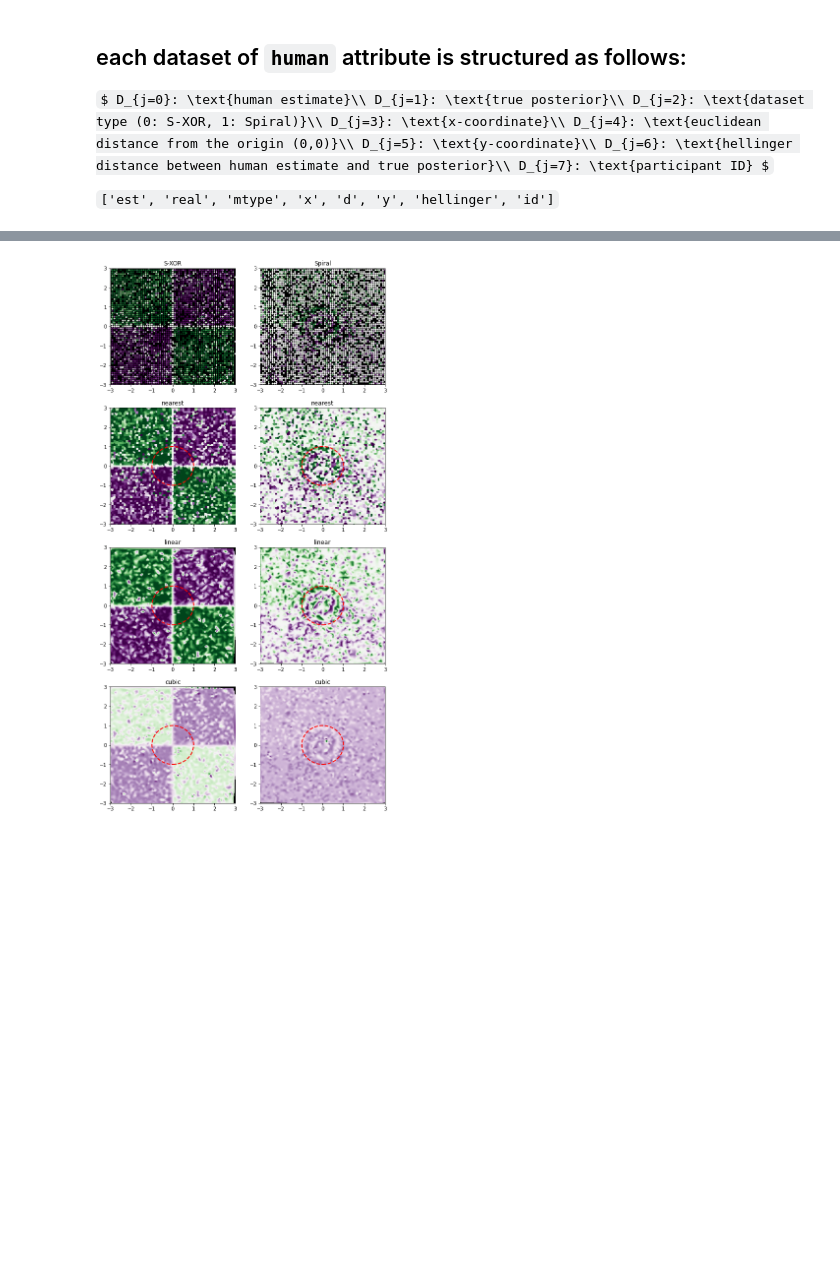
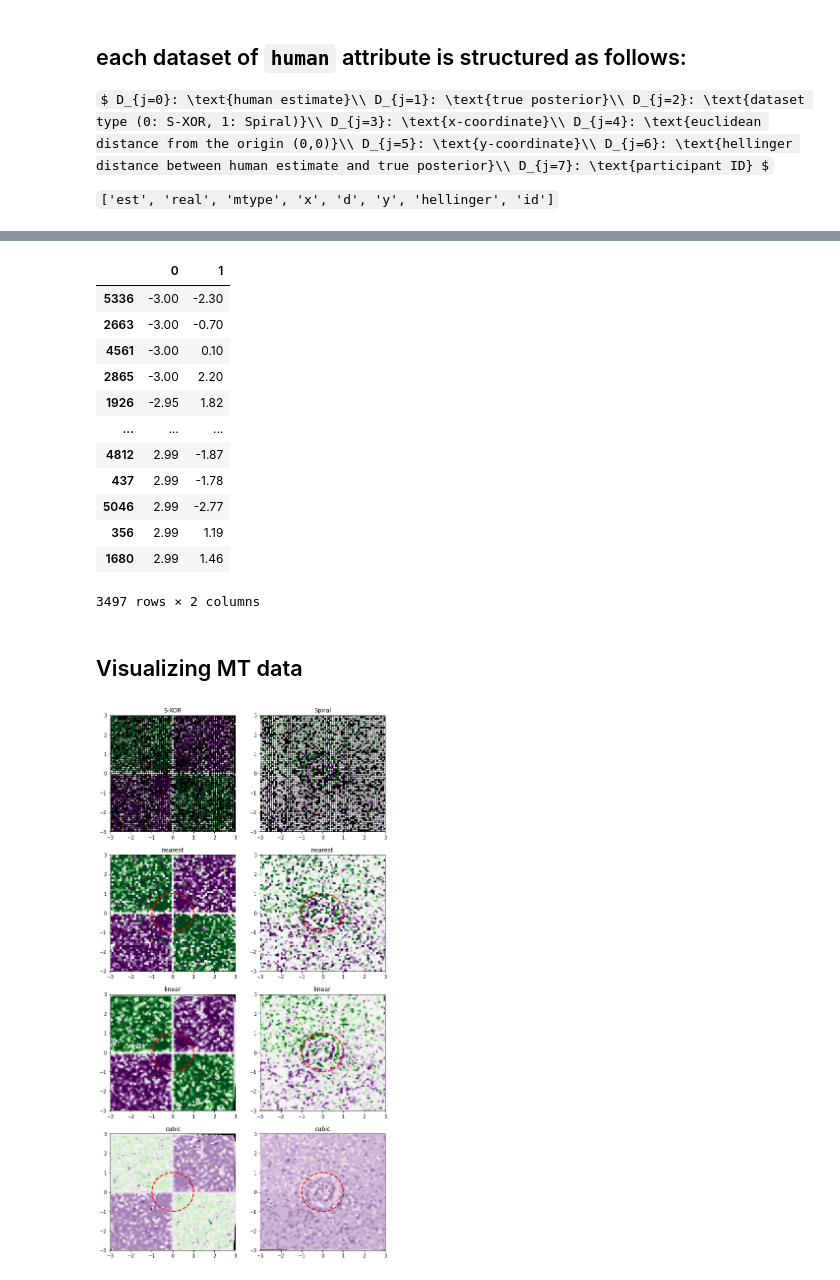
Before and after one commit to jshinm/inductive-bias-experiment, a Jupyter notebook: experiments/20210330_read_MTurk.ipynb, the cells around one changed output, grey strips where cells are left out. Cells and saved outputs as stored; diff of their text form; code cells hidden in the pictures; some formulas as TeX source; blank space fills up the shorter version.

```diff
--- a/experiments/20210330_read_MTurk.ipynb
+++ b/experiments/20210330_read_MTurk.ipynb
@@ -47,0 +135,18 @@ ib.human[0].shape
+# %%
+a.sort_values(by=0)
+# %% [output]
+|  | 0 | 1 |
+| 5336 | -3.00 | -2.30 |
+| 2663 | -3.00 | -0.70 |
+| 4561 | -3.00 | 0.10 |
+| 2865 | -3.00 | 2.20 |
+| 1926 | -2.95 | 1.82 |
+| ... | ... | ... |
+| 4812 | 2.99 | -1.87 |
+| 437 | 2.99 | -1.78 |
+| 5046 | 2.99 | -2.77 |
+| 356 | 2.99 | 1.19 |
+| 1680 | 2.99 | 1.46 |
+3497 rows × 2 columns
+# %% [markdown]
+## Visualizing MT data
```
Also changed, not shown: parts of 42 cells of this notebook, 11 other files.
